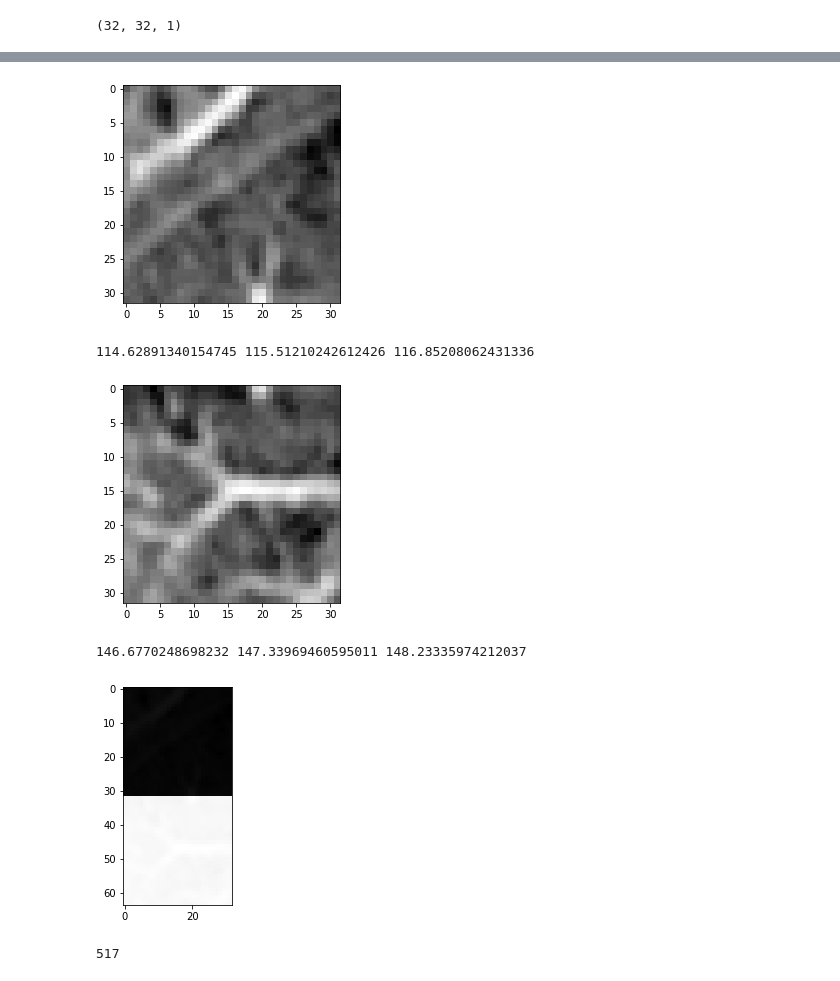
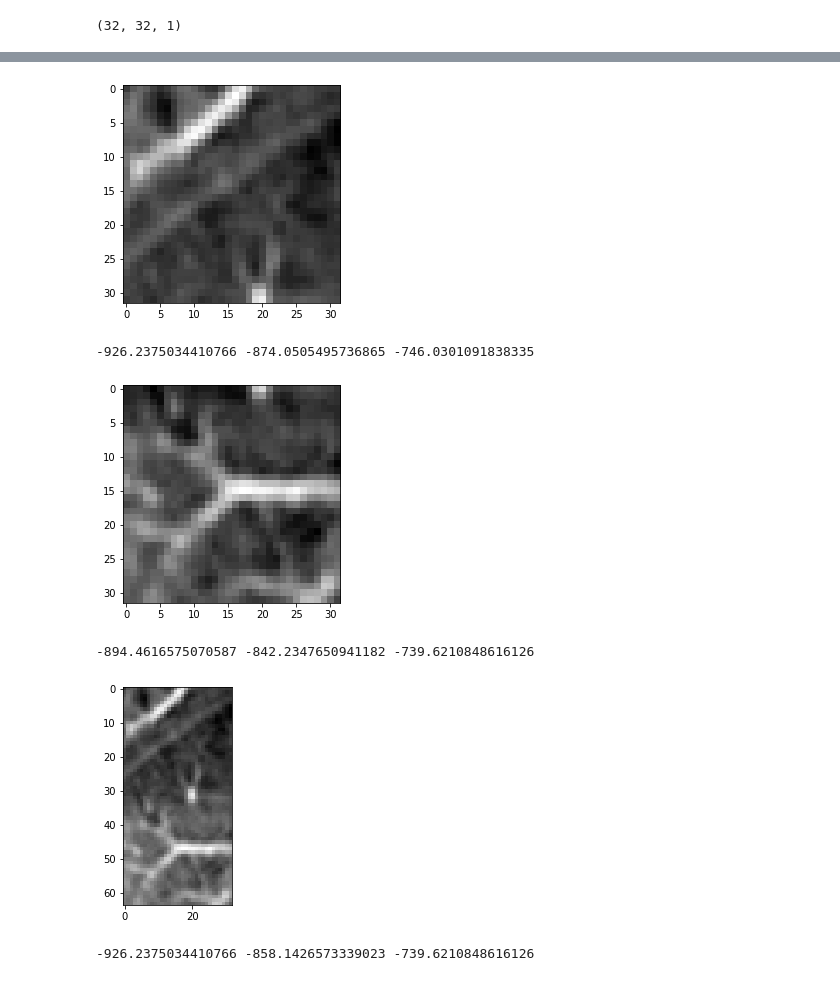
Before and after one commit to s-mostafa-a/CT-noise-statistical-characterization, a Jupyter notebook: notebooks/from_the_scratch.ipynb, the cells around one changed output, grey strips where cells are left out. Drawn from its saved outputs; the diff is of its cells as text; code cells hidden in the pictures.

```diff
--- a/notebooks/from_the_scratch.ipynb
+++ b/notebooks/from_the_scratch.ipynb
@@ -46,7 +52,7 @@ mode(flat)
 ModeResult(mode=array([-873], dtype=int16), count=array([28]))
 # %%
 delta = - 1030
-mu = np.array([-987, -810, -540, -370, -160, 0, 100, 240, 340]) - delta
+mu = np.array([-987, -870, -540, -370, -160, 0, 100, 240, 340]) - delta
 J = len(mu)
 # %%
 # initializing values
@@ -104,0 +97,2 @@ print(y.shape)
+# %%
+alpha, beta, pi, gamma = do_iterations(y, mu, alpha, beta, pi, gamma)
@@ -174,0 +122,19 @@ while err > tol and n < max_iter:
+# %%
+from copy import deepcopy
+
+alpha_1 = deepcopy(alpha)
+beta_1 = deepcopy(beta)
+pi_1 = deepcopy(pi)
+gamma_1 = pi_1 * central_gamma_pdf(y_1, alpha=alpha_1, beta=beta_1)
+
+alpha_1, beta_1, pi_1, gamma_1 = do_iterations(y_1, mu, alpha_1, beta_1, pi_1, gamma_1)
+
+
+
+
+alpha_2 = deepcopy(alpha)
+beta_2 = deepcopy(beta)
+pi_2 = deepcopy(pi)
+gamma_2 = pi_2 * central_gamma_pdf(y_2, alpha=alpha_2, beta=beta_2)
+
+alpha_2, beta_2, pi_2, gamma_2 = do_iterations(y_2, mu, alpha_2, beta_2, pi_2, gamma_2)
@@ -197,8 +174,8 @@ for j in range(J):
 ... (6 outputs left out)
 # %%
 constant_c = 10
-first_local_moment_numerator_1 = np.sum(np.log(y_1)*gamma_1, axis=(0,1))
-first_local_moment_numerator_2 = np.sum(np.log(y_2)*gamma_2, axis=(0,1))
+first_local_moment_numerator_1 = np.sum(np.sqrt(y_1)*gamma_1, axis=(0,1))
+first_local_moment_numerator_2 = np.sum(np.sqrt(y_2)*gamma_2, axis=(0,1))
 second_local_moment_numerator_1 = np.sum(y_1*gamma_1, axis=(0,1))
 second_local_moment_numerator_2 = np.sum(y_2*gamma_2, axis=(0,1))
 denumerator_1 = np.sum(gamma_1, axis=(0,1))
@@ -209,32 +186,32 @@ second_local_moment_1 = second_local_moment_numerator_1 / denumerator_1
 second_local_moment_2 = second_local_moment_numerator_2 / denumerator_2
 var_1 = second_local_moment_1 - np.power(first_local_moment_1, 2)
 var_2 = second_local_moment_2 - np.power(first_local_moment_2, 2)
-y_stab_1 = (constant_c * (np.expand_dims(np.log(y_1), axis=-1) - first_local_moment_1) / np.sqrt(var_1)) + second_local_moment_1
-y_stab_2 = (constant_c * (np.expand_dims(np.log(y_2), axis=-1) - first_local_moment_2) / np.sqrt(var_2)) + second_local_moment_2
+y_stab_1 = (constant_c * (np.expand_dims(np.sqrt(y_1), axis=-1) - first_local_moment_1) / np.sqrt(var_1)) + second_local_moment_1
+y_stab_2 = (constant_c * (np.expand_dims(np.sqrt(y_2), axis=-1) - first_local_moment_2) / np.sqrt(var_2)) + second_local_moment_2
 # %%
-to_show = y_stab_1[..., 0]
+to_show = y_stab_1[..., 1]
 plt.imshow(to_show, cmap='gray')
 plt.show()
-print(np.min(to_show), np.mean(to_show), np.max(to_show))
+print(np.min(to_show) - 1030, np.mean(to_show) - 1030, np.max(to_show) - 1030)
 # %% [output]
 [figure]
-114.62891340154745 115.51210242612426 116.85208062431336
+-926.2375034410766 -874.0505495736865 -746.0301091838335
 # %%
-to_show = y_stab_2[..., 0]
+to_show = y_stab_2[..., 1]
 plt.imshow(to_show, cmap='gray')
 plt.show()
-print(np.min(to_show), np.mean(to_show), np.max(to_show))
+print(np.min(to_show) - 1030, np.mean(to_show) - 1030, np.max(to_show) - 1030)
 # %% [output]
 [figure]
-146.6770248698232 147.33969460595011 148.23335974212037
+-894.4616575070587 -842.2347650941182 -739.6210848616126
 # %%
 y_stab = np.empty(tuple(list(y.shape) + [J]))
 y_stab[0:32, ...] = y_stab_1
 y_stab[32:64, ...] = y_stab_2
 
-plt.imshow(y_stab[..., 0], cmap='gray')
+plt.imshow(y_stab[..., 1], cmap='gray')
 plt.show()
-print(len(np.unique(y_stab[..., 0])))
+print(np.min(y_stab[..., 1]) - 1030, np.mean(y_stab[..., 1]) - 1030, np.max(y_stab[..., 1]) - 1030)
 # %% [output]
-[figure, old version]
+[figure, new version]
-517
+-926.2375034410766 -858.1426573339023 -739.6210848616126
```
Also changed, not shown: parts of 18 cells of this notebook, 2 other files.
